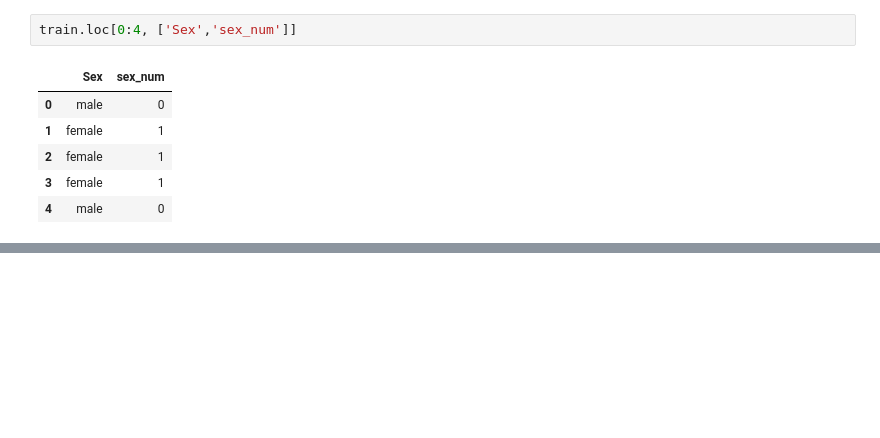
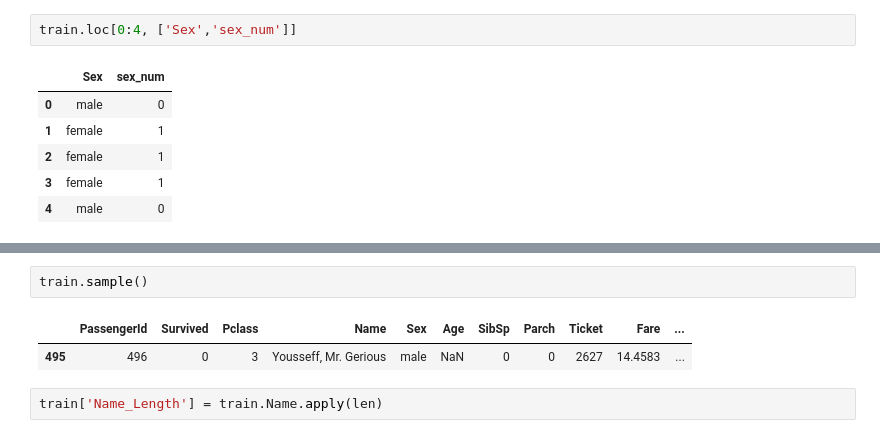
Before and after one commit to rustydigg918/Dell_Inspiron_works, a Jupyter notebook: Markam.ipynb, the cells around one changed output, grey strips where cells are left out. Drawn from its saved outputs; the diff is of its cells as text; blank space fills up the shorter version.

```diff
--- a/Markam.ipynb
+++ b/Markam.ipynb
@@ -133,0 +115,7 @@ Successfully installed combo-0.0.8 pyod-0.7.7.1 suod-0.0.2
+# %%
+train.sample()
+# %% [output]
+|  | PassengerId | Survived | Pclass | Name | Sex | Age | SibSp | Parch | Ticket | Fare | ... |
+| 495 | 496 | 0 | 3 | Yousseff, Mr. Gerious | male | NaN | 0 | 0 | 2627 | 14.4583 | ... |
+# %%
+train['Name_Length'] = train.Name.apply(len)
```
Also changed, not shown: parts of 17 cells of this notebook.
